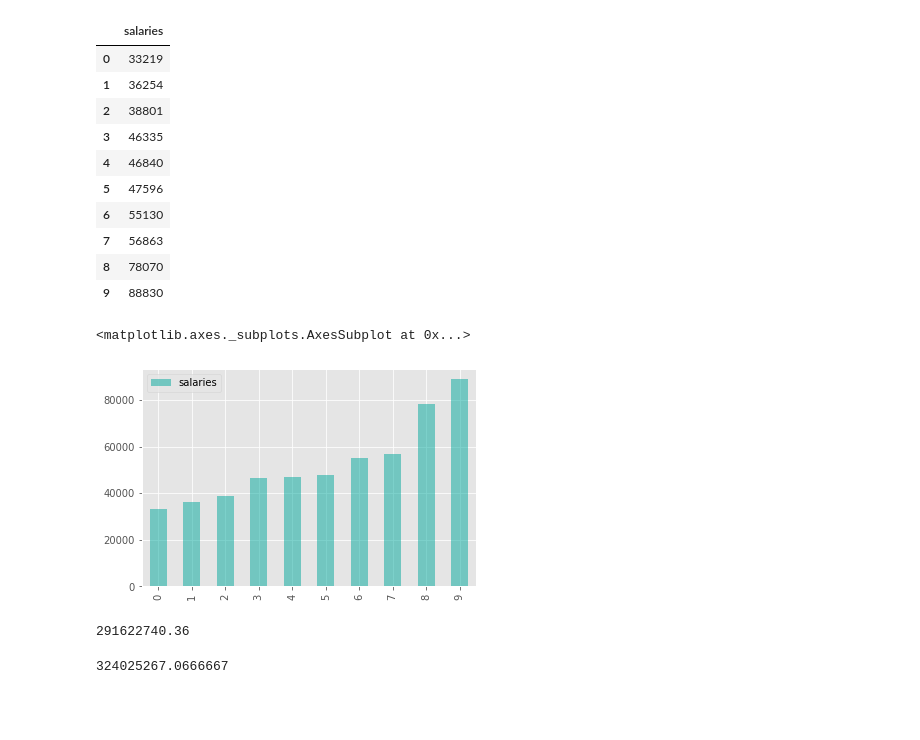
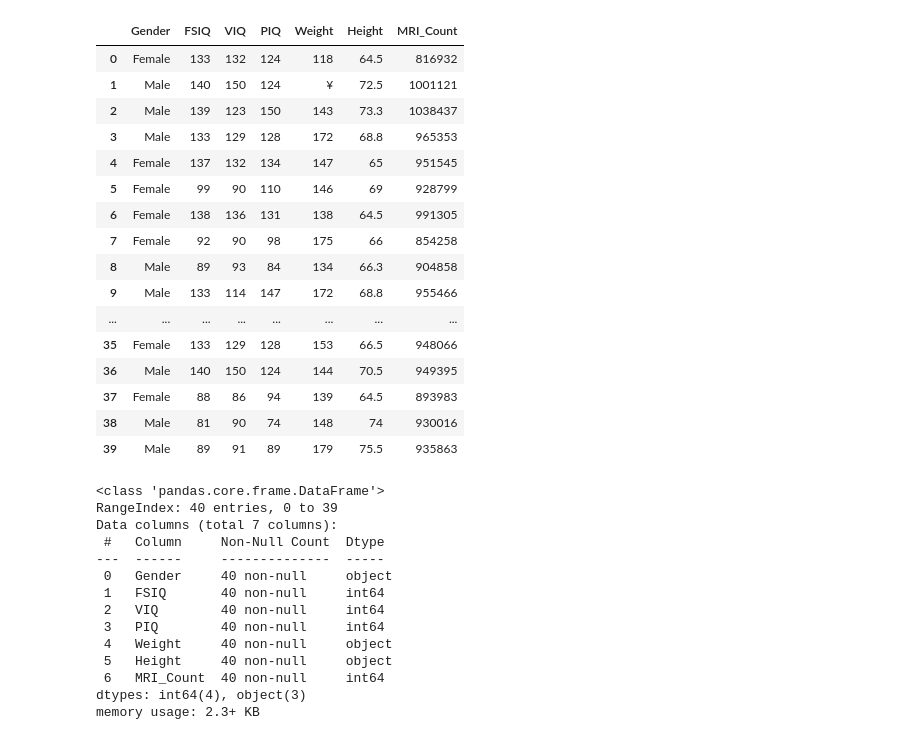
Before and after one commit to jimmy-io/worksheeets-, a Jupyter notebook: python_stats_1.ipynb, the cells around one changed output. Drawn from its saved outputs; the diff is of its cells as text; code cells hidden in the pictures; blank space fills up the shorter version.

```diff
--- a/python_stats_1.ipynb
+++ b/python_stats_1.ipynb
@@ -62,32 +10,38 @@ plt.show()
-# %%
-data = pd.DataFrame({'salaries':
-                     [33219, 36254, 38801, 46335, 46840,
-                      47596, 55130, 56863, 78070, 88830]})
-data
-# %% [output]
-|  | salaries |
-| 0 | 33219 |
-| 1 | 36254 |
-| 2 | 38801 |
-| 3 | 46335 |
-| 4 | 46840 |
-| 5 | 47596 |
-| 6 | 55130 |
-| 7 | 56863 |
-| 8 | 78070 |
-| 9 | 88830 |
-# %%
-data.plot(kind='bar', color='#00A99D', alpha=.5)
-# %% [output]
-<matplotlib.axes._subplots.AxesSubplot at 0x...>
-[figure, removed]
-# %%
-pop_var = data['salaries'].var(ddof = 0)
-pop_var
-# %% [output]
-291622740.36
-# %%
-sam_var = data['salaries'].var(ddof = 1)
-sam_var
-# %% [output]
-324025267.0666667
+# %%
+data = pd.read_csv('/content/drive/My Drive/Insight/Brain Size Data.csv')
+data
+# %% [output]
+|  | Gender | FSIQ | VIQ | PIQ | Weight | Height | MRI_Count |
+| 0 | Female | 133 | 132 | 124 | 118 | 64.5 | 816932 |
+| 1 | Male | 140 | 150 | 124 | ¥ | 72.5 | 1001121 |
+| 2 | Male | 139 | 123 | 150 | 143 | 73.3 | 1038437 |
+| 3 | Male | 133 | 129 | 128 | 172 | 68.8 | 965353 |
+| 4 | Female | 137 | 132 | 134 | 147 | 65 | 951545 |
+| 5 | Female | 99 | 90 | 110 | 146 | 69 | 928799 |
+| 6 | Female | 138 | 136 | 131 | 138 | 64.5 | 991305 |
+| 7 | Female | 92 | 90 | 98 | 175 | 66 | 854258 |
+| 8 | Male | 89 | 93 | 84 | 134 | 66.3 | 904858 |
+| 9 | Male | 133 | 114 | 147 | 172 | 68.8 | 955466 |
+| ... | ... | ... | ... | ... | ... | ... | ... |
+| 35 | Female | 133 | 129 | 128 | 153 | 66.5 | 948066 |
+| 36 | Male | 140 | 150 | 124 | 144 | 70.5 | 949395 |
+| 37 | Female | 88 | 86 | 94 | 139 | 64.5 | 893983 |
+| 38 | Male | 81 | 90 | 74 | 148 | 74 | 930016 |
+| 39 | Male | 89 | 91 | 89 | 179 | 75.5 | 935863 |
+# %%
+data.info()
+# %% [output]
+<class 'pandas.core.frame.DataFrame'>
+RangeIndex: 40 entries, 0 to 39
+Data columns (total 7 columns):
+ #   Column     Non-Null Count  Dtype
+---  ------     --------------  -----
+ 0   Gender     40 non-null     object
+ 1   FSIQ       40 non-null     int64
+ 2   VIQ        40 non-null     int64
+ 3   PIQ        40 non-null     int64
+ 4   Weight     40 non-null     object
+ 5   Height     40 non-null     object
+ 6   MRI_Count  40 non-null     int64
+dtypes: int64(4), object(3)
+memory usage: 2.3+ KB
```
Also changed, not shown: parts of 28 cells of this notebook.
